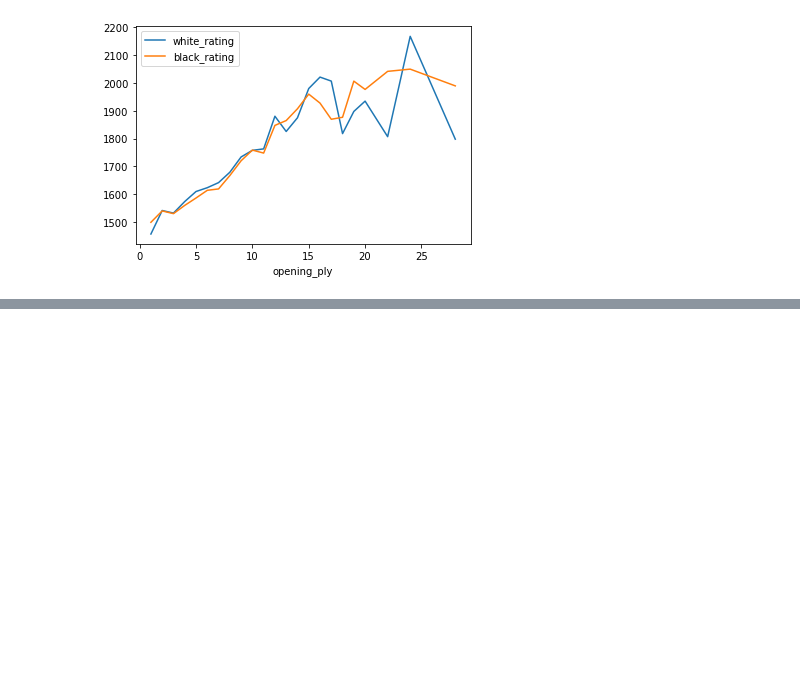
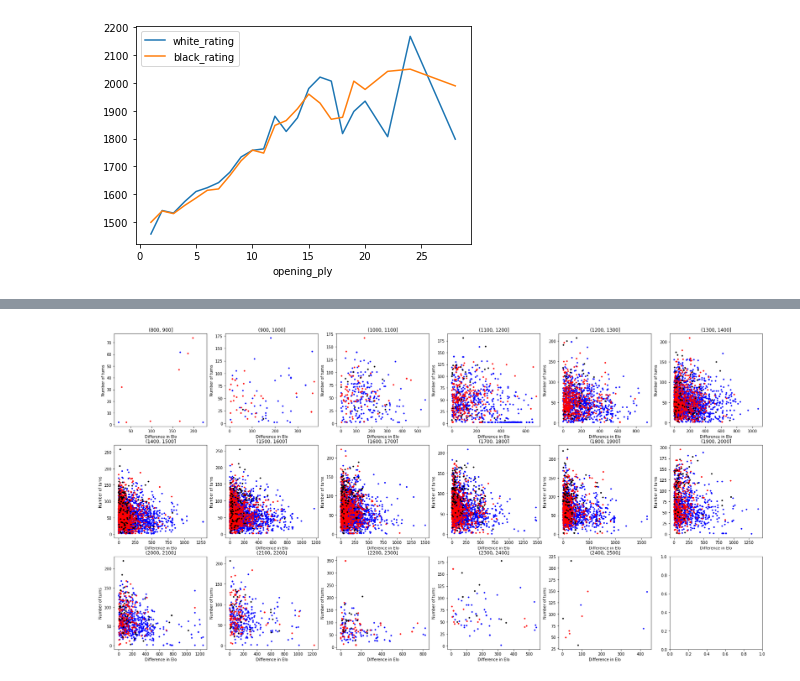
Before and after one commit to juleshansen/chess_prediction, a Jupyter notebook: chess.ipynb, the cells around one changed output, grey strips where cells are left out. Saved outputs shown, nothing was run; the diff lists cells and outputs as text; code cells hidden in the pictures; blank space fills up the shorter version.

```diff
--- a/chess.ipynb
+++ b/chess.ipynb
@@ -412,0 +367,16 @@ games[games['rating_differential'] == -1605]
+# %%
+fig, ax = plt.subplots(3,6, figsize=(30,15))
+ax = ax.flatten()
+for i in range(len(elo_dfs)):
+    elo_range = elo_dfs[i]
+    expected = elo_range[games['upset'] == 'expected']
+    upset = elo_range[games['upset'] == 'upset']
+    draw = elo_range[games['upset'] == 'draw']
+    ax[i].scatter(expected['rating_diff_abs'],expected['turns'],marker='.', color = 'b')
+    ax[i].scatter(upset['rating_diff_abs'],upset['turns'],marker='.', color = 'r')
+    ax[i].scatter(draw['rating_diff_abs'],draw['turns'],marker='.', color = 'k')
+    ax[i].set_xlabel('Difference in Elo')
+    ax[i].set_ylabel('Number of turns')
+    ax[i].set_title(elo_keys[i])
+# %% [output]
+[figure, added]
```
Also changed, not shown: parts of 18 cells of this notebook.
